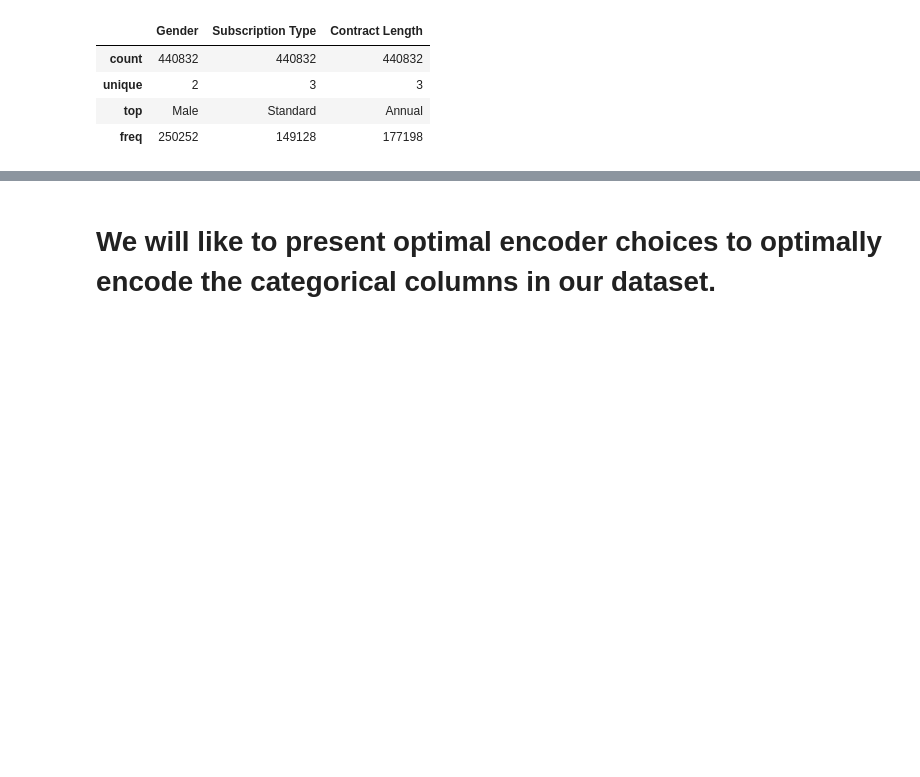
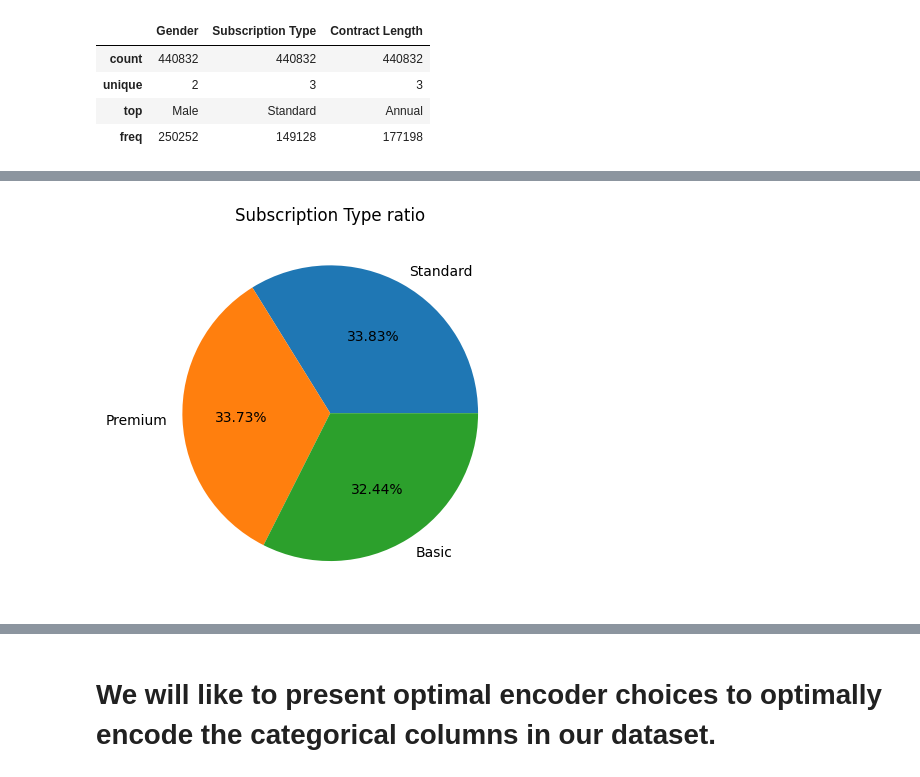
Before and after one commit to SyedMuhammadAunAbbas/Customer_Churn_Project, a Jupyter notebook: Root.ipynb, the cells around one changed output, grey strips where cells are left out. Saved outputs shown, nothing was run; the diff lists cells and outputs as text; code cells hidden in the pictures; blank space fills up the shorter version.

```diff
--- a/Root.ipynb
+++ b/Root.ipynb
@@ -166,0 +191,7 @@ df[categorical_cols].describe()
+# %%
+#Subscription Types ratios in data
+plt.pie(df['Subscription Type'].value_counts(),labels=df['Subscription Type'].value_counts().index, autopct='%1.2f%%')
+plt.title('Subscription Type ratio')
+plt.show()
+# %% [output]
+[figure, added]
```
Also changed, not shown: parts of 29 cells of this notebook.
